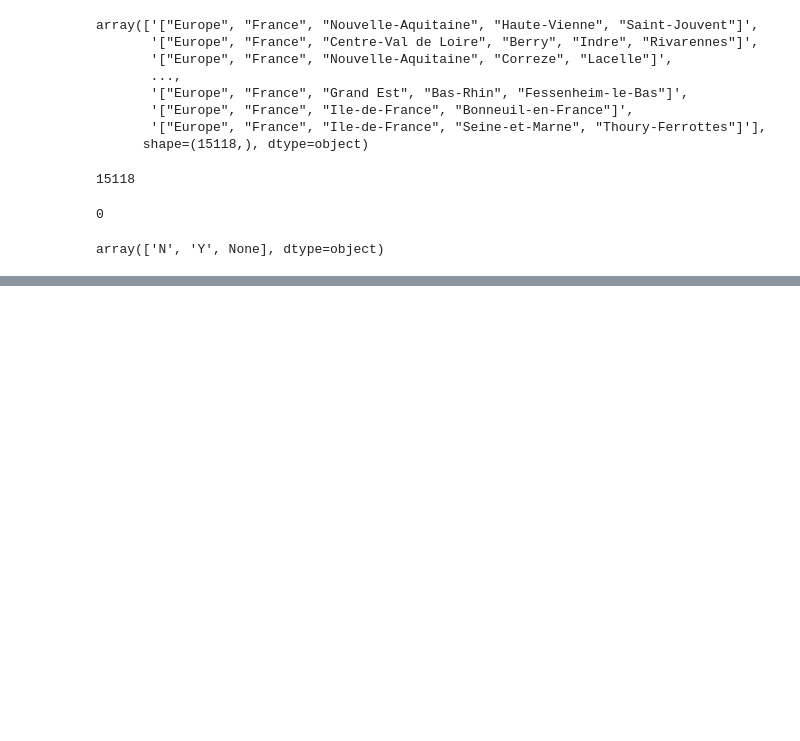
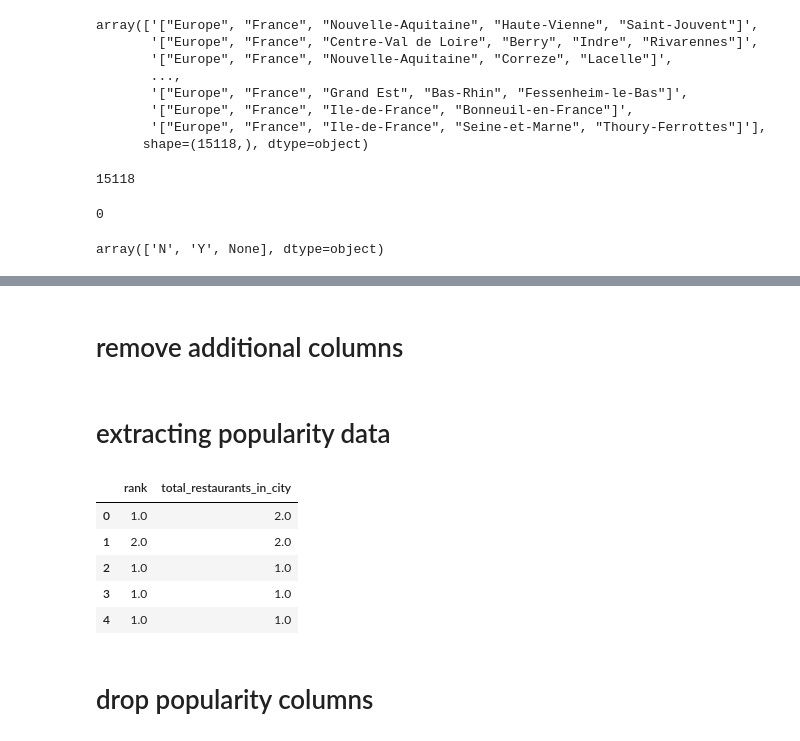
Before and after one commit to idoschw3/french_resturants, a Jupyter notebook: notebooks/01_data_preparation.ipynb, the cells around one changed output, grey strips where cells are left out. Saved outputs shown, nothing was run; the diff lists cells and outputs as text; code cells hidden in the pictures; blank space fills up the shorter version.

```diff
--- a/notebooks/01_data_preparation.ipynb
+++ b/notebooks/01_data_preparation.ipynb
@@ -524,0 +610,24 @@ array(['N', 'Y', None], dtype=object)
+# %% [markdown]
+# remove additional columns
+# %%
+df, dropped_df = drop_and_save_columns(df, ['original_location', 'original_open_hours'], save_path=r"G:\My Drive\french_resturants\data\processed\dropped_columns.csv")
+# %% [markdown]
+# extracting popularity data
+# %%
+# Use a regular expression to extract both numbers
+df[['rank', 'total_restaurants_in_city']] = df['popularity_detailed'].str.extract(r'#(\d+)\s+of\s+(\d+)')
+
+# Convert the extracted values to integers
+df['rank'] = df['rank'].astype(float)  # Use float in case of missing values
+df['total_restaurants_in_city'] = df['total_restaurants_in_city'].astype(float)
+# %%
+df[['rank', 'total_restaurants_in_city']].head()
+# %% [output]
+|  | rank | total_restaurants_in_city |
+| 0 | 1.0 | 2.0 |
+| 1 | 2.0 | 2.0 |
+| 2 | 1.0 | 1.0 |
+| 3 | 1.0 | 1.0 |
+| 4 | 1.0 | 1.0 |
+# %% [markdown]
+# drop popularity columns
```
Also changed, not shown: parts of 10 cells of this notebook.
